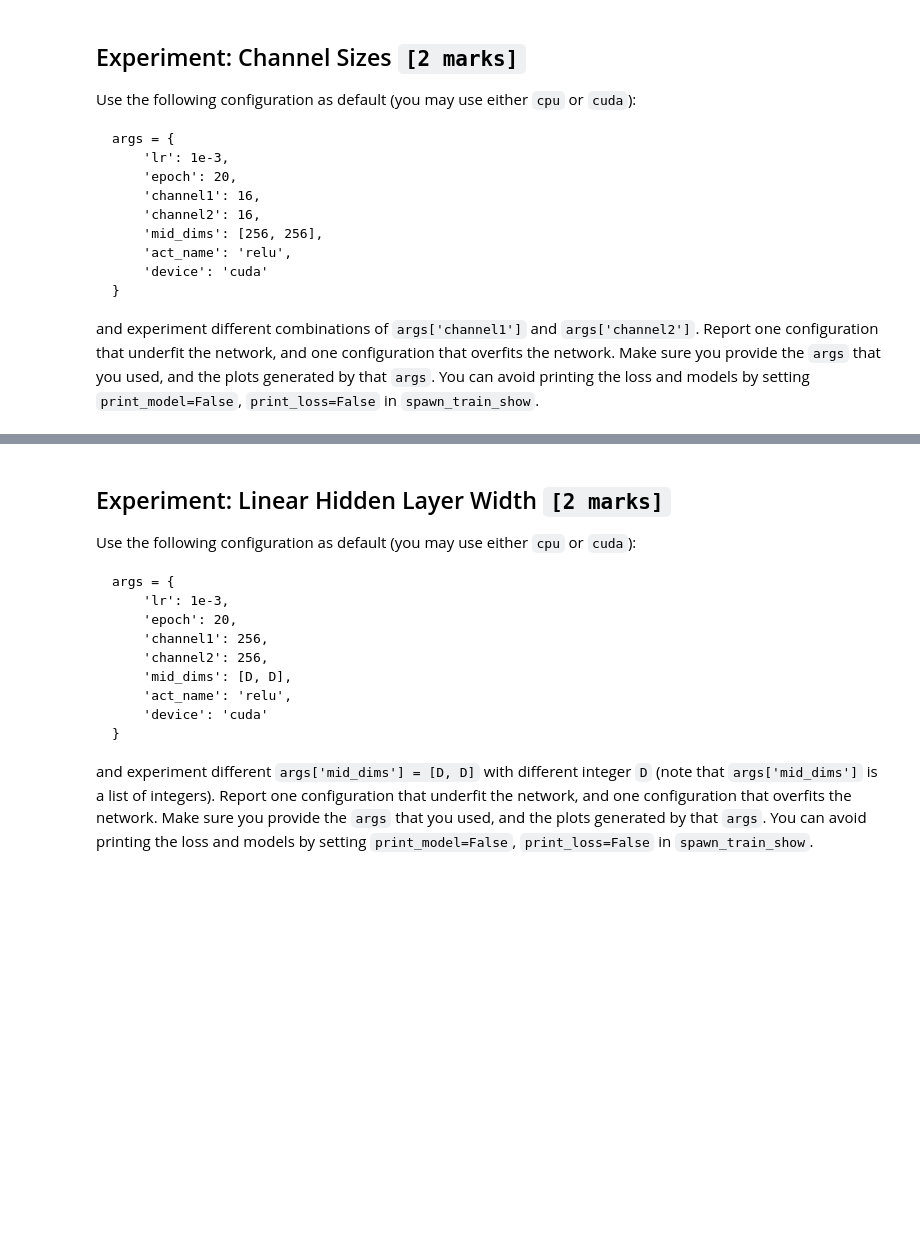
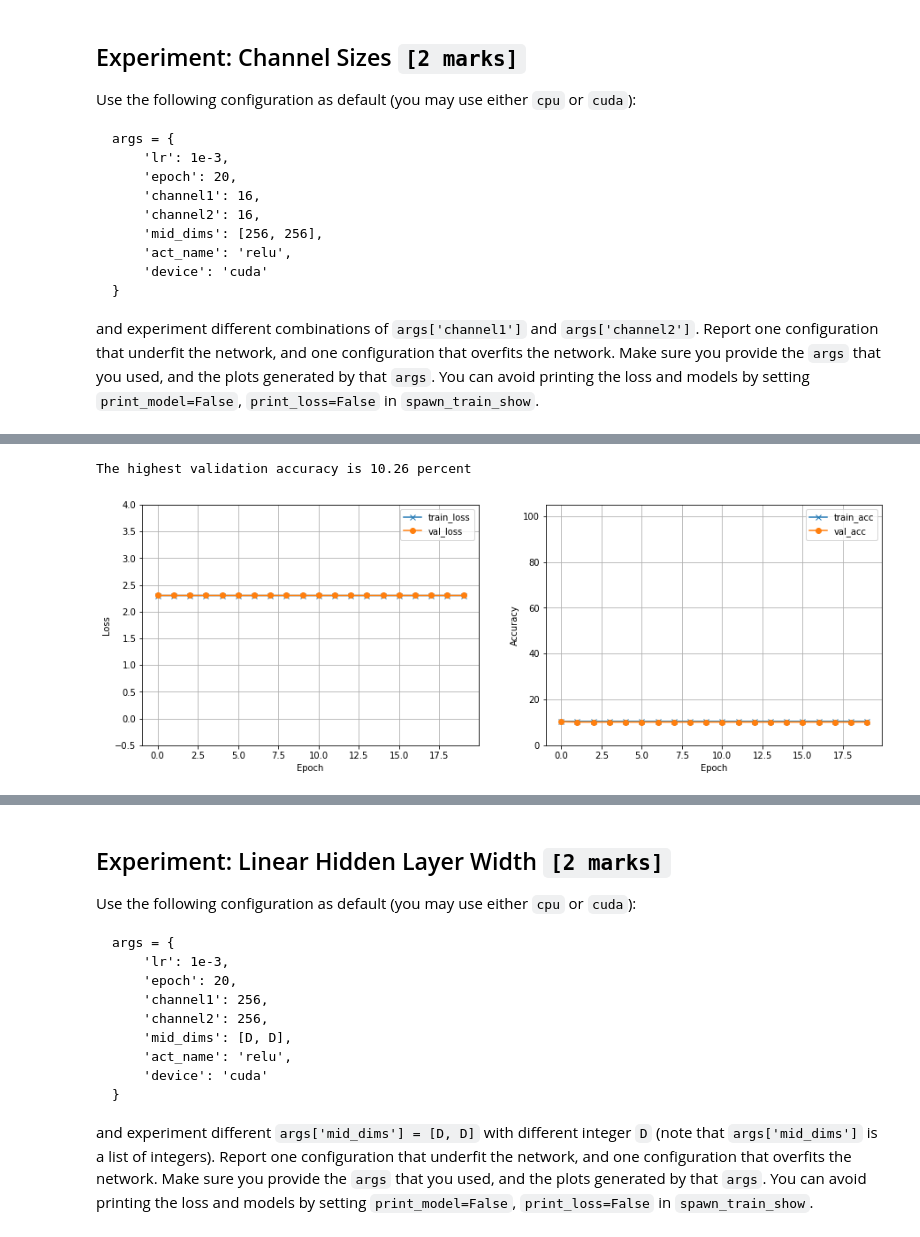
Before and after one commit to johnnymedhanie/looky, a Jupyter notebook: deep_learning.ipynb, the cells around one changed output, grey strips where cells are left out. Saved outputs shown, nothing was run; the diff lists cells and outputs as text; code cells hidden in the pictures; blank space fills up the shorter version.

```diff
--- a/deep_learning.ipynb
+++ b/deep_learning.ipynb
@@ -324,6 +470,14 @@ args = {
 and experiment different combinations of `args['channel1']` and `args['channel2']`. Report one configuration that underfit the network, and one configuration that overfits the network. Make sure you provide the `args` that you used, and the plots generated by that `args`. You can avoid printing the loss and models by setting `print_model=False`, `print_loss=False` in `spawn_train_show`.
 # %%
 args = {
-    # TODO
+    # underfitting
+    'lr': 1e-3,
+    'epoch': 20,
+    'channel1': 200,
+    'channel2': 1,
+    'mid_dims': [256, 256],
+    'act_name': 'relu',
+    'device': 'cuda'
 }
 trained_model = hw_utils.spawn_train_show(args, train_loader, val_loader, print_model=False, print_loss=False)
+# %% [output]
@@ -330,2 +485,4 @@ trained_model = hw_utils.spawn_train_show(args, train_loader, val_loader, print_
+The highest validation accuracy is 10.26 percent
+[figure, added]
 # %%
 args = {
```
Also changed, not shown: parts of 25 cells of this notebook.
